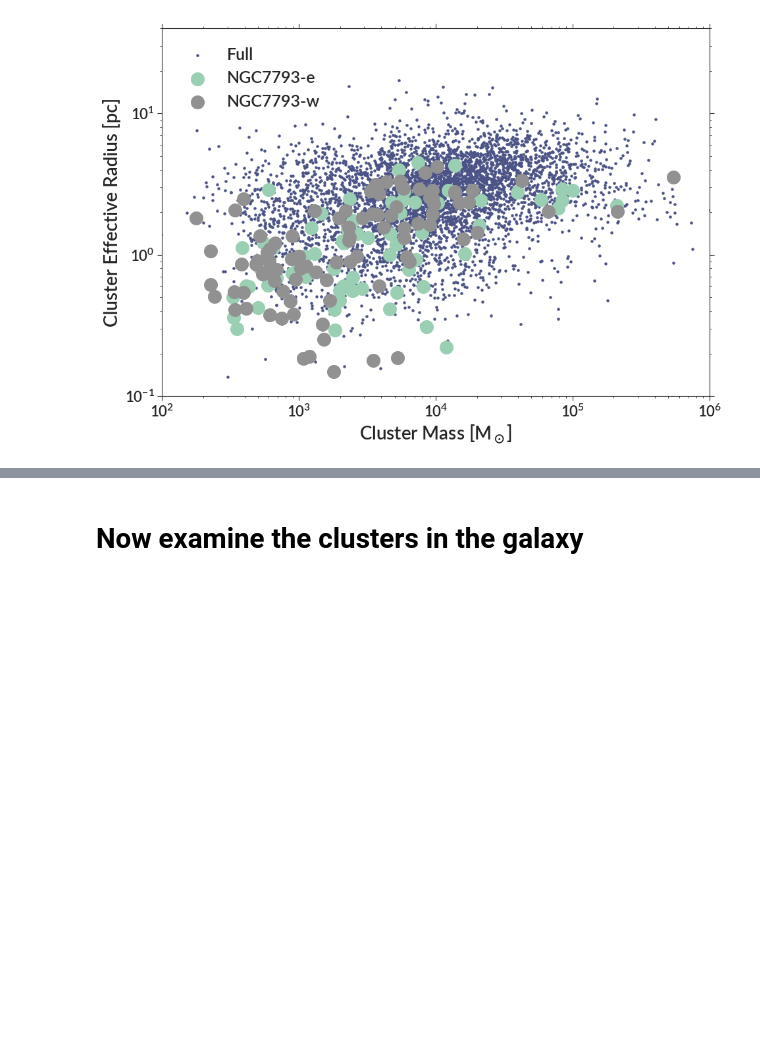
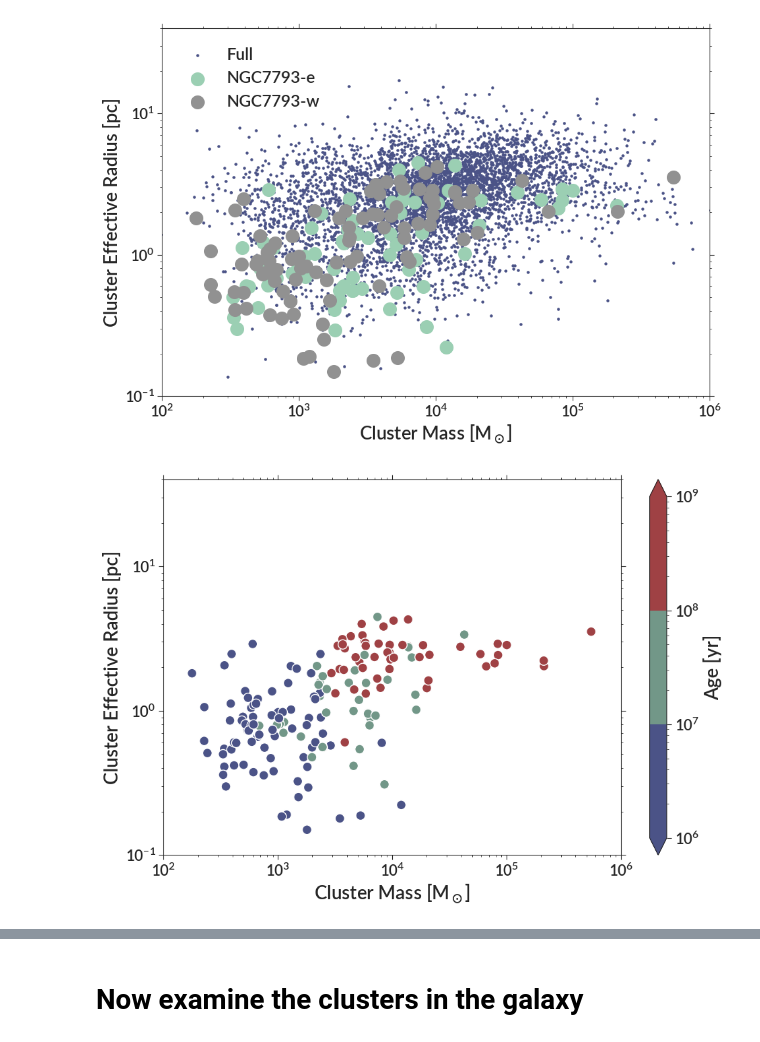
Before and after one commit to gillenbrown/LEGUS-sizes, a Jupyter notebook: testing/ngc7793.ipynb, the cells around one changed output, grey strips where cells are left out. Drawn from its saved outputs; the diff is of its cells as text; code cells hidden in the pictures; blank space fills up the shorter version.

```diff
--- a/testing/ngc7793.ipynb
+++ b/testing/ngc7793.ipynb
@@ -233,3 +250,32 @@ ax.legend(loc=2, frameon=False)
 # %% [output]
 <matplotlib.legend.Legend at 0x...>
 [figure]
+# %%
+cmap = colors.ListedColormap(colors=[bpl.color_cycle[0], "#729788", "#9F4144"], name="")
+norm = colors.LogNorm(vmin=1e6, vmax=1e9)
+mappable = cm.ScalarMappable(cmap=cmap, norm=norm)
+age_colors = mappable.to_rgba(big_catalog["age_yr"])
+
+fig, ax = bpl.subplots()
+
+
+# ax.scatter(big_catalog["mass_msun"],
+#            big_catalog["r_eff_pc"],
+#            s=5, alpha=1, color=age_colors)
+ax.scatter(big_catalog["mass_msun"][mask_ew],
+           big_catalog["r_eff_pc"][mask_ew],
+           color=age_colors[mask_ew],
+           s=100, alpha=1, edgecolor="w", lw=1)
+
+
+
+ax.set_xscale("log")
+ax.set_yscale("log")
+ax.set_limits(1e2, 1e6, 0.1, 40)
+ax.add_labels("Cluster Mass [M$_\odot$]", "Cluster Effective Radius [pc]")
+ax.xaxis.set_ticks_position("both")
+ax.yaxis.set_ticks_position("both")
+cbar = fig.colorbar(mappable, ax=ax, extend="both")
+cbar.set_label("Age [yr]")
+# %% [output]
+[figure, added]
```
Also changed, not shown: parts of 13 cells of this notebook.
